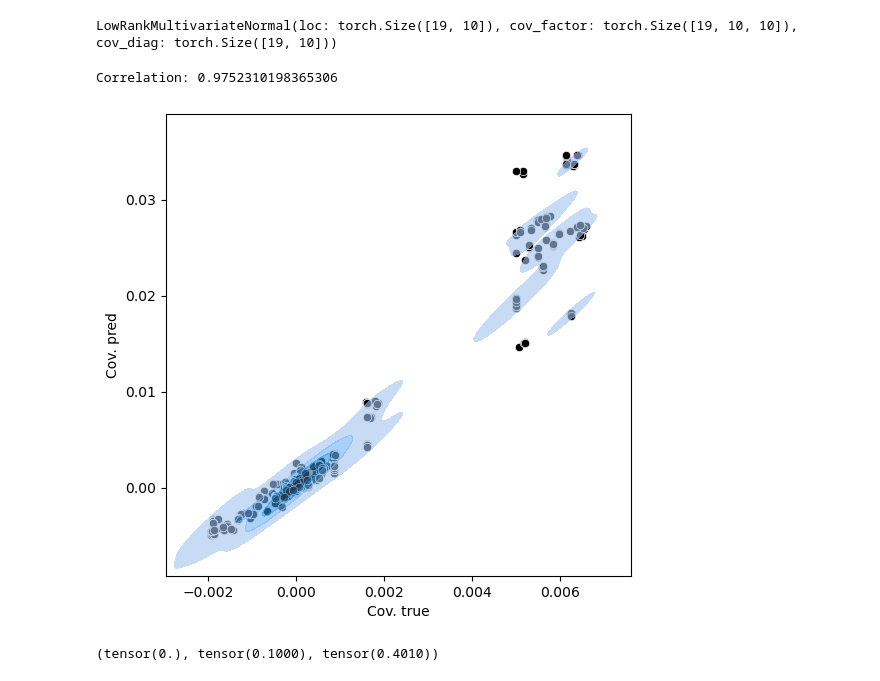
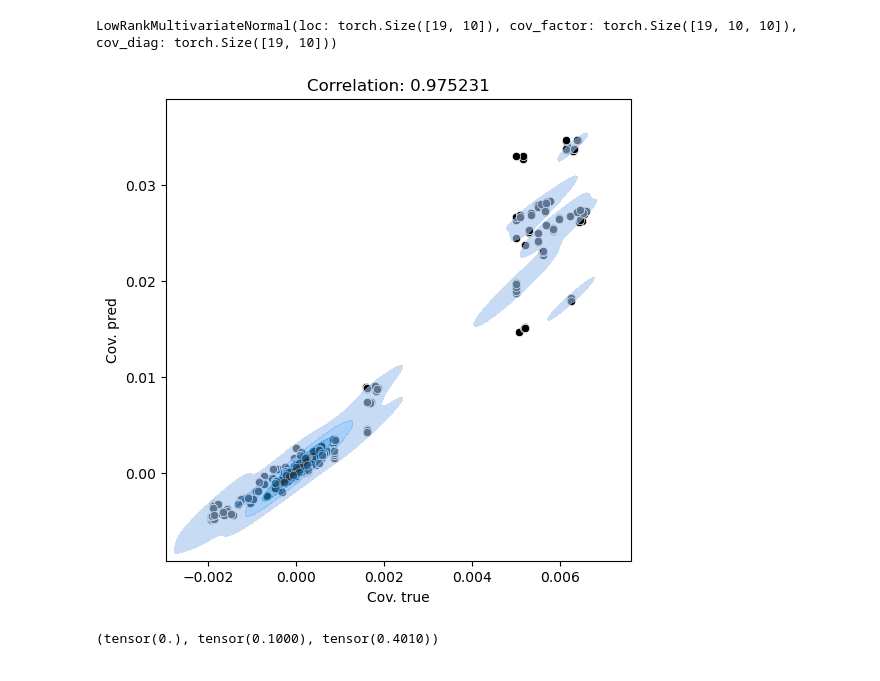
Before and after one commit to PMBio/bicycle, a Jupyter notebook: notebooks/experiments/synthetic/Prediction_and_Evaluation.ipynb, the cells around one changed output. Cells and saved outputs as stored; diff of their text form; code cells hidden in the pictures.

```diff
--- a/notebooks/experiments/synthetic/Prediction_and_Evaluation.ipynb
+++ b/notebooks/experiments/synthetic/Prediction_and_Evaluation.ipynb
@@ -324,34 +324,32 @@ LowRankMultivariateNormal(loc: torch.Size([19, 10]), cov_factor: torch.Size([19,
 # %%
 import seaborn as sns
 import matplotlib.pyplot as plt
 
 x = gt_omegas[regimes_test].detach().cpu().reshape(-1,).numpy()
 y = omegas.detach().cpu().reshape(-1,).numpy()
 
 fig, ax = plt.subplots(figsize=(6, 6))
 
 sns.scatterplot(
     x=x,
     y=y,
     color="k",
     ax=ax,
 )
 sns.kdeplot(
     x=x,
     y=y,
     levels=5,
     fill=True,
     alpha=0.6,
     cut=2,
     ax=ax,
 )
 
 ax.set(xlabel='Cov. true', ylabel='Cov. pred')#, xlim = [-0.003, 0.003], ylim = [-0.003, 0.003])
-
-print('Correlation:', np.corrcoef(x,y)[0,1])
+_ = ax.set(title = 'Correlation: %f' % np.corrcoef(x,y)[0,1])
 # %% [output]
-Correlation: 0.9752310198365306
-[figure, old version]
+[figure, new version]
 # %%
 test_samples, test_regimes, _, _ = test_loader.dataset[:]
 
```
Also changed, not shown: parts of 1 cell of this notebook.
